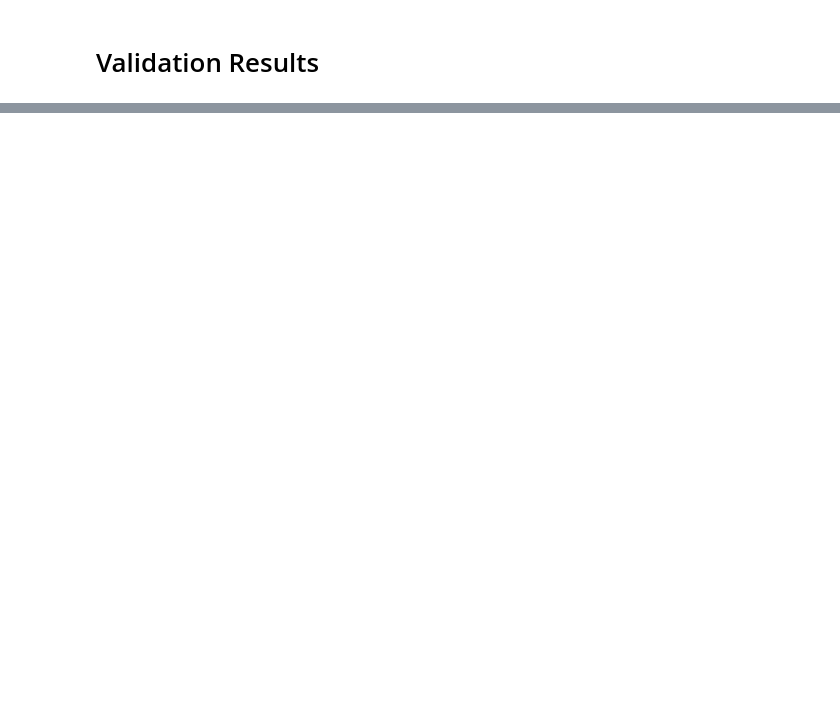
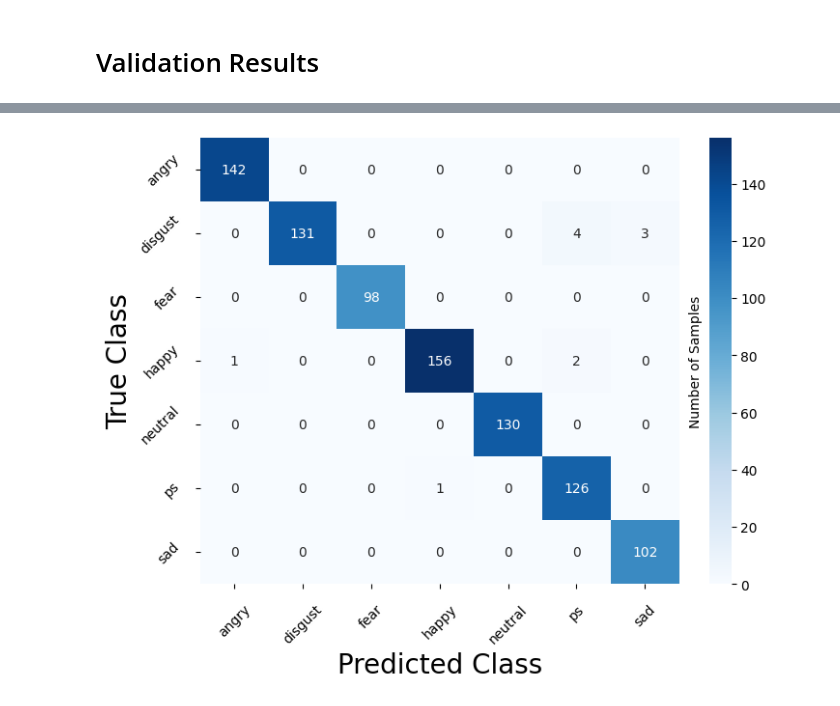
Before and after one commit to ejml1/Emotion-Speech-Detection, a Jupyter notebook: emotion-speech-detection.ipynb, the cells around one changed output, grey strips where cells are left out. Saved outputs shown, nothing was run; the diff lists cells and outputs as text; code cells hidden in the pictures; blank space fills up the shorter version.

```diff
--- a/emotion-speech-detection.ipynb
+++ b/emotion-speech-detection.ipynb
@@ -301,0 +319,5 @@ plt.show()
+# %%
+y_pred_probs = model.predict(X_val)
+y_pred = np.argmax(y_pred_probs, axis=1)
+
+conf_matrix = confusion_matrix(np.argmax(y_val, axis=1), y_pred)
@@ -301,0 +326,15 @@ plt.show()
+# %%
+plt.figure(figsize=(8, 6))
+heatmap = sns.heatmap(conf_matrix, annot=True, fmt='d', cmap='Blues', xticklabels=flat_labels, yticklabels=flat_labels)
+
+plt.xlabel('Predicted Class', fontsize=20)
+plt.ylabel('True Class', fontsize=20)
+
+heatmap.tick_params(axis='x', which='major', pad=10, rotation=45)
+heatmap.tick_params(axis='y', which='major', pad=10, rotation=45)
+
+cbar = heatmap.collections[0].colorbar
+cbar.set_label('Number of Samples', fontsize=10, rotation=90, labelpad=5)
+cbar.ax.yaxis.set_label_position('left')
+# %% [output]
+[figure, added]
```
Also changed, not shown: parts of 13 cells of this notebook.
